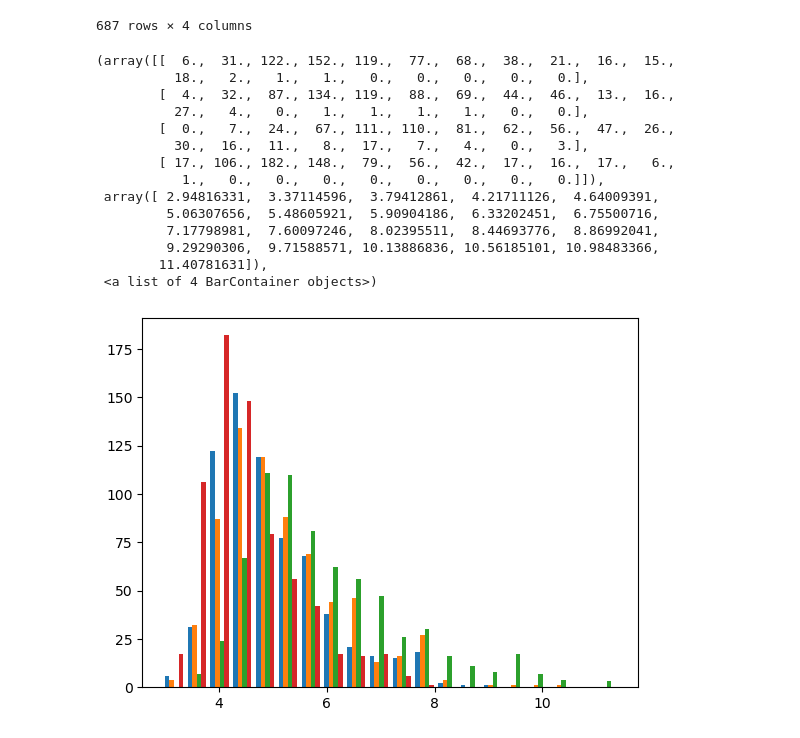
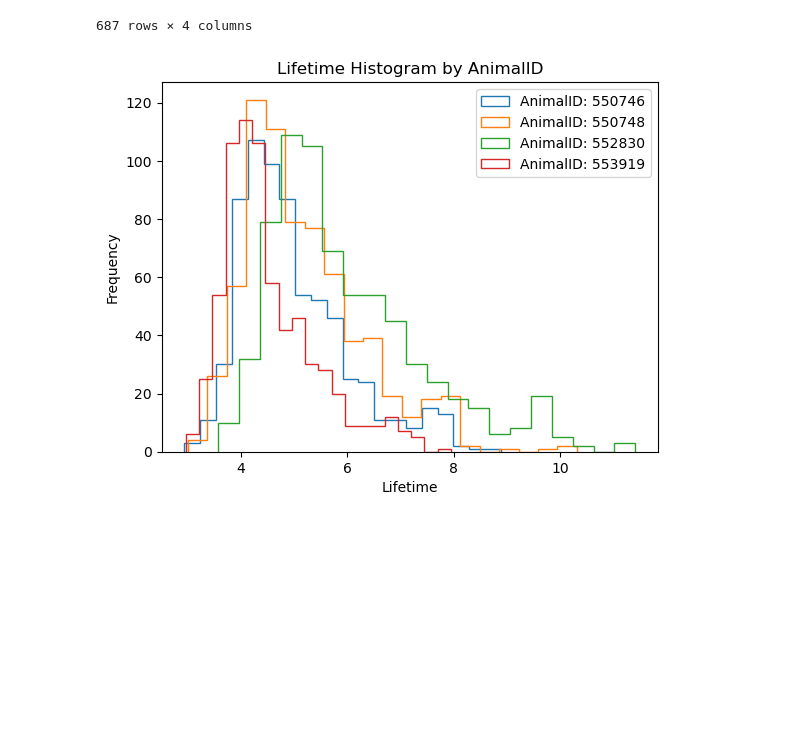
Before and after one commit to boazmohar/DELTA_iDISCO, a Jupyter notebook: src/Reversal.ipynb, the cells around one changed output. Saved outputs shown, nothing was run; the diff lists cells and outputs as text; code cells hidden in the pictures; blank space fills up the shorter version.

Commit message:
Started MouseCity analysis of lifetimes

```diff
--- a/src/Reversal.ipynb
+++ b/src/Reversal.ipynb
@@ -153,21 +153,17 @@ Lifetime
 | 607344862 | 4.906426 | 5.023137 | 5.541403 | 4.201748 |
 | 614454277 | 3.773774 | 3.840429 | 4.211319 | 3.544142 |
 687 rows × 4 columns
-# %%
-plt.hist(Lifetime.values, bins=20)
-# %% [output]
-(array([[  6.,  31., 122., 152., 119.,  77.,  68.,  38.,  21.,  16.,  15.,
-          18.,   2.,   1.,   1.,   0.,   0.,   0.,   0.,   0.],
-        [  4.,  32.,  87., 134., 119.,  88.,  69.,  44.,  46.,  13.,  16.,
-          27.,   4.,   0.,   1.,   1.,   1.,   1.,   0.,   0.],
-        [  0.,   7.,  24.,  67., 111., 110.,  81.,  62.,  56.,  47.,  26.,
-          30.,  16.,  11.,   8.,  17.,   7.,   4.,   0.,   3.],
-        [ 17., 106., 182., 148.,  79.,  56.,  42.,  17.,  16.,  17.,   6.,
-           1.,   0.,   0.,   0.,   0.,   0.,   0.,   0.,   0.]]),
- array([ 2.94816331,  3.37114596,  3.79412861,  4.21711126,  4.64009391,
-         5.06307656,  5.48605921,  5.90904186,  6.33202451,  6.75500716,
-         7.17798981,  7.60097246,  8.02395511,  8.44693776,  8.86992041,
-         9.29290306,  9.71588571, 10.13886836, 10.56185101, 10.98483366,
-        11.40781631]),
- <a list of 4 BarContainer objects>)
-[figure, removed]
+# %%
+import matplotlib.pyplot as plt
+
+# Assuming Lifetime is your DataFrame
+for animal_id in Lifetime.columns:
+    plt.hist(Lifetime[animal_id].dropna(), bins=20, alpha=1, label=f'AnimalID: {animal_id}', histtype='step')
+
+plt.legend()
+plt.xlabel('Lifetime')
+plt.ylabel('Frequency')
+plt.title('Lifetime Histogram by AnimalID')
+plt.show()
+# %% [output]
+[figure, added]
```
Also changed, not shown: 1 other file.
